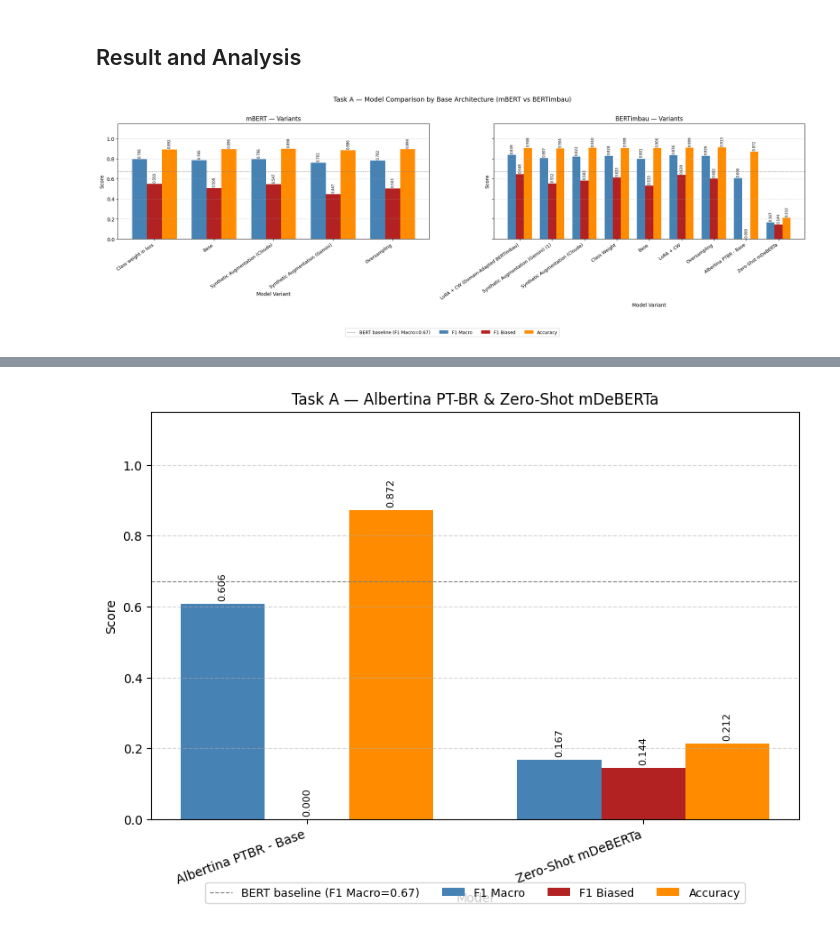
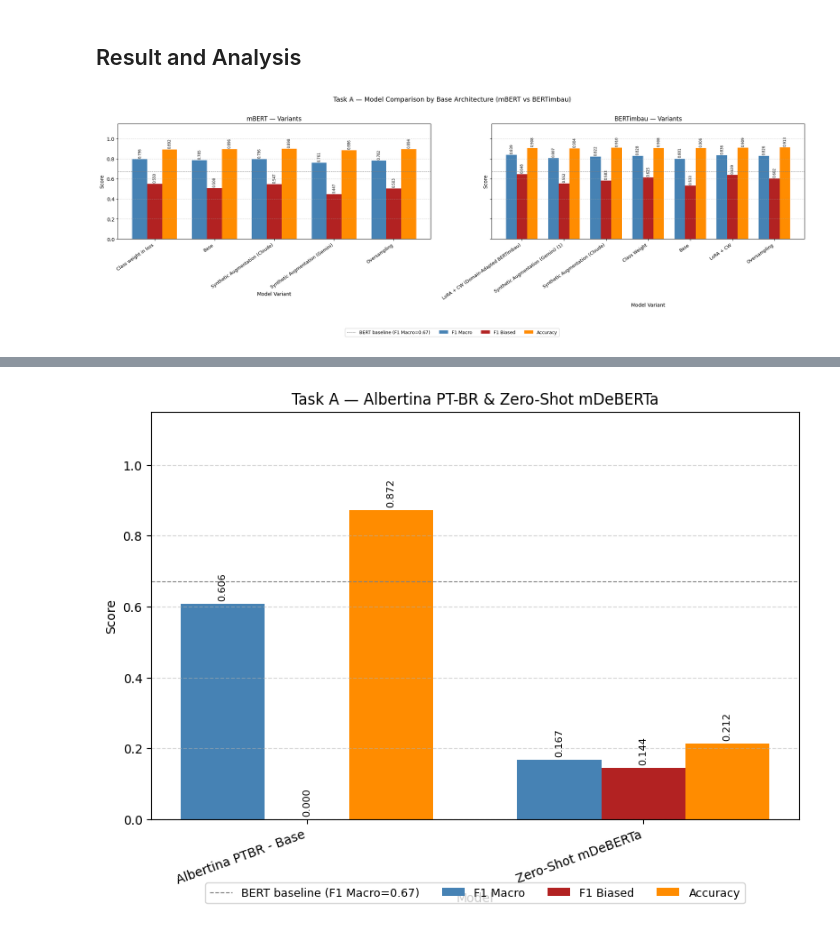
Before and after one commit to tomast100/PLN_Project, a Jupyter notebook: assignment_2.ipynb, the cells around one changed output, grey strips where cells are left out. Saved outputs shown, nothing was run; the diff lists cells and outputs as text; code cells hidden in the pictures.

```diff
--- a/assignment_2.ipynb
+++ b/assignment_2.ipynb
@@ -1772,7 +1772,7 @@ import matplotlib.pyplot as plt
 import numpy as np
 from sklearn.metrics import f1_score, accuracy_score
 
-# ── Rebuild metrics ───────────────────────────────────────────────────────────
+
 metrics = {}
 for name, v in results.items():
     metrics[name] = {
@@ -1781,13 +1781,11 @@ for name, v in results.items():
         "accuracy":  accuracy_score(v["y_true"], v["y_pred"]),
     }
 
-# ── Split by base model ───────────────────────────────────────────────────────
 groups = {
     "mBERT":     {k: v for k, v in metrics.items() if k.startswith("mBERT")},
-    "BERTimbau": {k: v for k, v in metrics.items() if not k.startswith("mBERT")},
+    "BERTimbau": {k: v for k, v in metrics.items() if k.startswith("BERTimbau")},
 }
 
-# ── Plot ──────────────────────────────────────────────────────────────────────
 fig, axes = plt.subplots(1, 2, figsize=(20, 6), sharey=True)
 
 colors = {"f1_macro": "steelblue", "f1_biased": "firebrick", "accuracy": "darkorange"}
@@ -1806,32 +1804,31 @@ for ax, (group_name, group_metrics) in zip(axes, groups.items()):
                 bar.get_x() + bar.get_width() / 2,
                 bar.get_height() + 0.01,
                 f"{val:.3f}",
                 ha="center", va="bottom", fontsize=7, rotation=90
             )
 
     ax.axhline(y=0.67, color="gray", linestyle="--", linewidth=0.8, label="BERT baseline (F1 Macro=0.67)")
     ax.set_title(f"{group_name} — Variants")
     ax.set_xticks(x)
     ax.set_xticklabels(labels, rotation=35, ha="right", fontsize=9)
     ax.set_ylim(0, 1.15)
     ax.set_ylabel("Score")
     ax.set_xlabel("Model Variant")
     ax.grid(axis="y", linestyle="--", alpha=0.5)
 
-# ── Shared legend below both subplots ────────────────────────────────────────
 handles, labels_leg = axes[0].get_legend_handles_labels()
 fig.legend(
     handles, labels_leg,
     loc="lower center",
     bbox_to_anchor=(0.5, -0.12),
     ncol=4,
     fontsize=9,
     frameon=True,
 )
 
 plt.suptitle("Task A — Model Comparison by Base Architecture (mBERT vs BERTimbau)", fontsize=13, y=1.01)
 plt.tight_layout()
 plt.savefig("task_a_grouped_comparison.png", dpi=150, bbox_inches="tight")
 plt.show()
 # %% [output]
-[figure, old version]
+[figure, new version]
```
Also changed, not shown: parts of 5 cells of this notebook.
